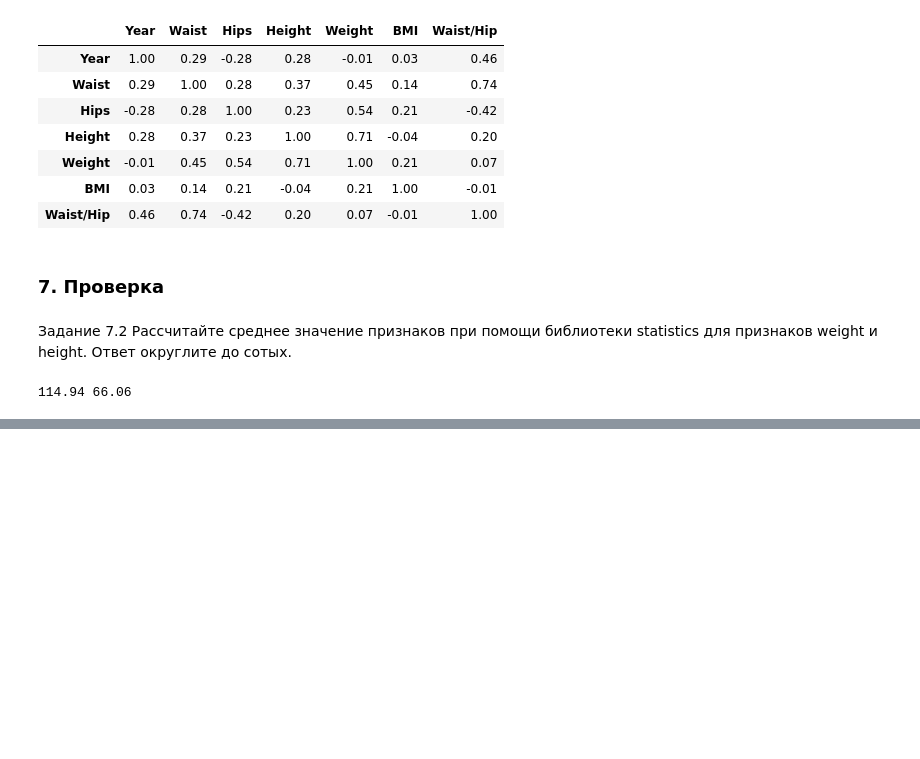
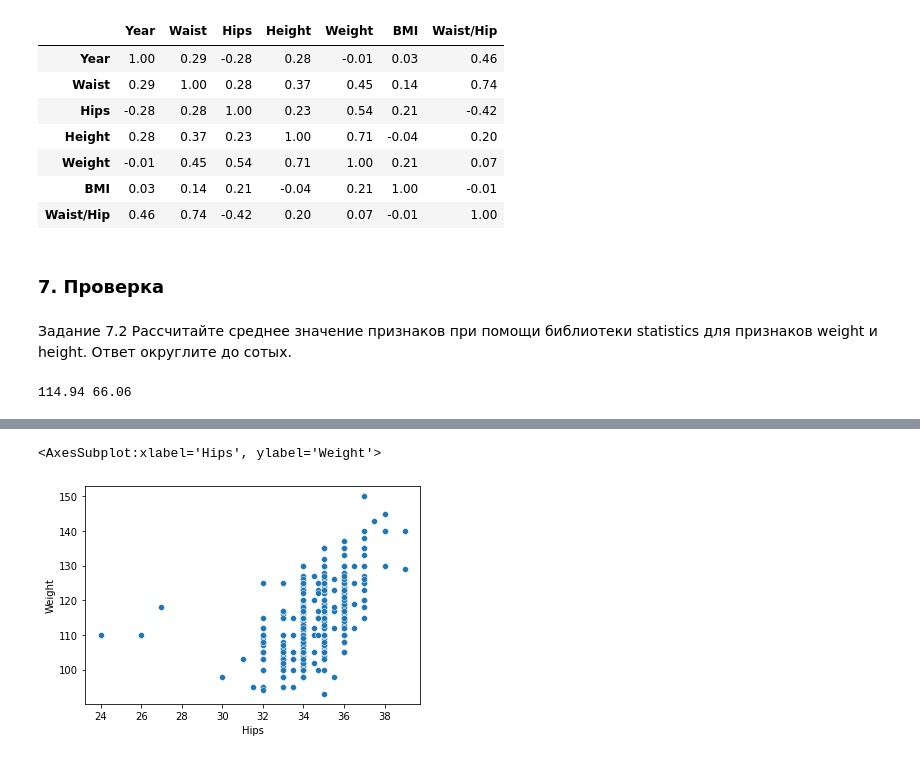
Before and after one commit to KostinAI/sf_data_science_kostin, a Jupyter notebook: SFDS_Block3_EDA/EDA_2_Math_statistics.ipynb, the cells around one changed output, grey strips where cells are left out. Drawn from its saved outputs; the diff is of its cells as text; code cells hidden in the pictures; blank space fills up the shorter version.

```diff
--- a/SFDS_Block3_EDA/EDA_2_Math_statistics.ipynb
+++ b/SFDS_Block3_EDA/EDA_2_Math_statistics.ipynb
@@ -263,0 +279,6 @@ print(round(statistics.mean(df['Weight']), 2), round(statistics.mean(df['Height'
+# %%
+#С увеличением обхвата бёдер _________ вес модели.
+sns.scatterplot(data=df, x="Hips", y="Weight")
+# %% [output]
+<AxesSubplot:xlabel='Hips', ylabel='Weight'>
+[figure, added]
```
Also changed, not shown: parts of 4 cells of this notebook.
